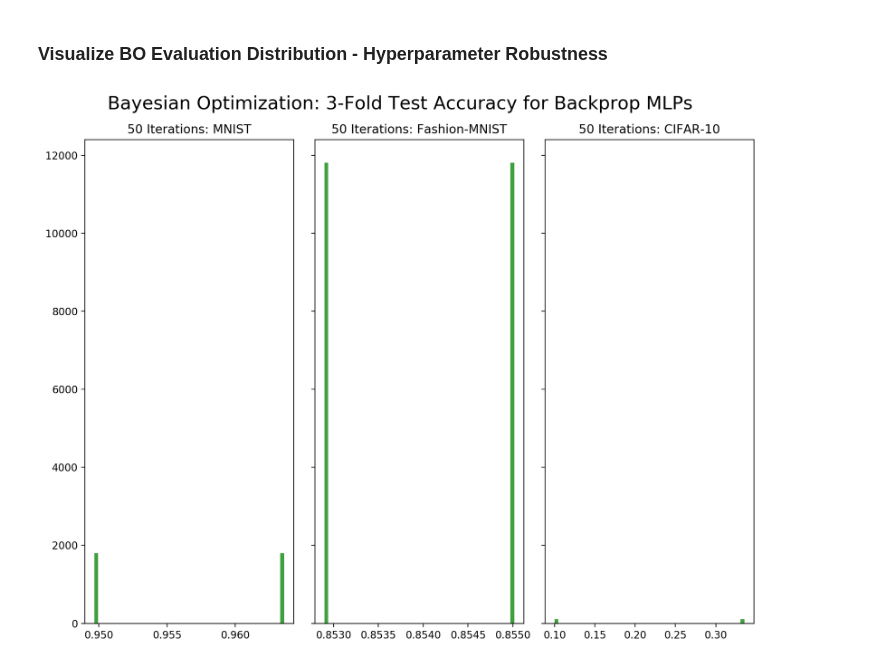
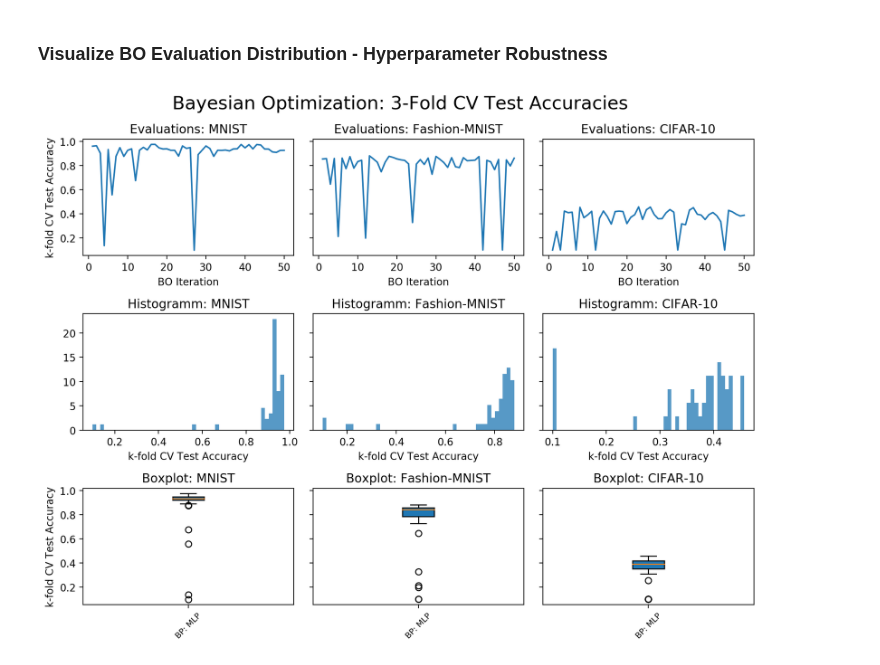
Before and after one commit to RobertTLange/Bio-Plausible-DeepLearning, a Jupyter notebook: workspace_viz.ipynb, the cells around one changed output. Saved outputs shown, nothing was run; the diff lists cells and outputs as text; code cells hidden in the pictures.

```diff
--- a/workspace_viz.ipynb
+++ b/workspace_viz.ipynb
@@ -103,11 +103,12 @@ mnist_bo_log = log_dir + '/bo_logs_dnn_mnist_session.json'
 fashion_bo_log = log_dir + '/bo_logs_dnn_fashion_session.json'
 cifar10_bo_log = log_dir + '/bo_logs_dnn_cifar10_session.json'
 # %%
-mnist_acc = get_accuracies_bo_log(mnist_bo_log)
-fashion_acc = get_accuracies_bo_log(fashion_bo_log)
-cifar10_acc = get_accuracies_bo_log(cifar10_bo_log)
+dnn_mnist_acc = get_accuracies_bo_log(mnist_bo_log)
+dnn_fashion_acc = get_accuracies_bo_log(fashion_bo_log)
+dnn_cifar10_acc = get_accuracies_bo_log(cifar10_bo_log)
+
+bo_data = [[dnn_mnist_acc, dnn_fashion_acc, dnn_cifar10_acc]]
 # %%
-plot_bo_acc_distr(mnist_acc, fashion_acc, cifar10_acc,
-                  "Bayesian Optimization: 3-Fold Test Accuracy for Backprop MLPs")
+plot_bo_results(bo_data, "Bayesian Optimization: 3-Fold CV Test Accuracies")
 # %% [output]
-[figure, old version]
+[figure, new version]
```
Also changed, not shown: parts of 4 cells of this notebook, 15 other files.
